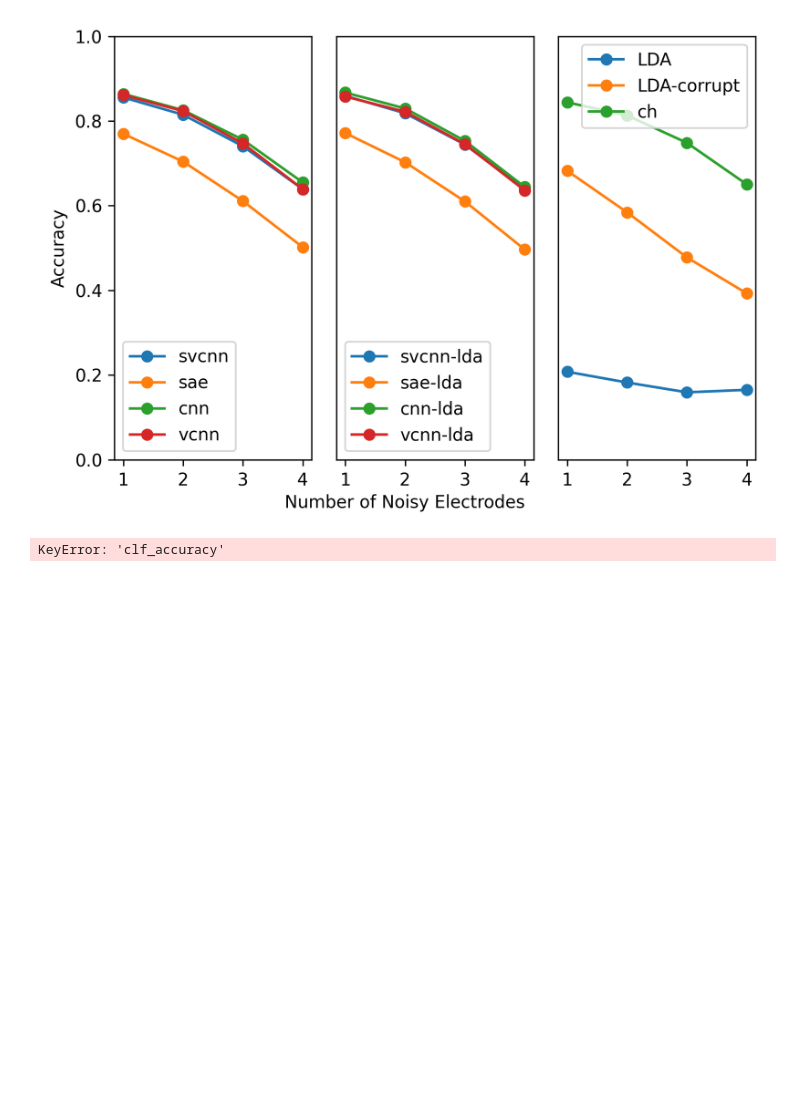
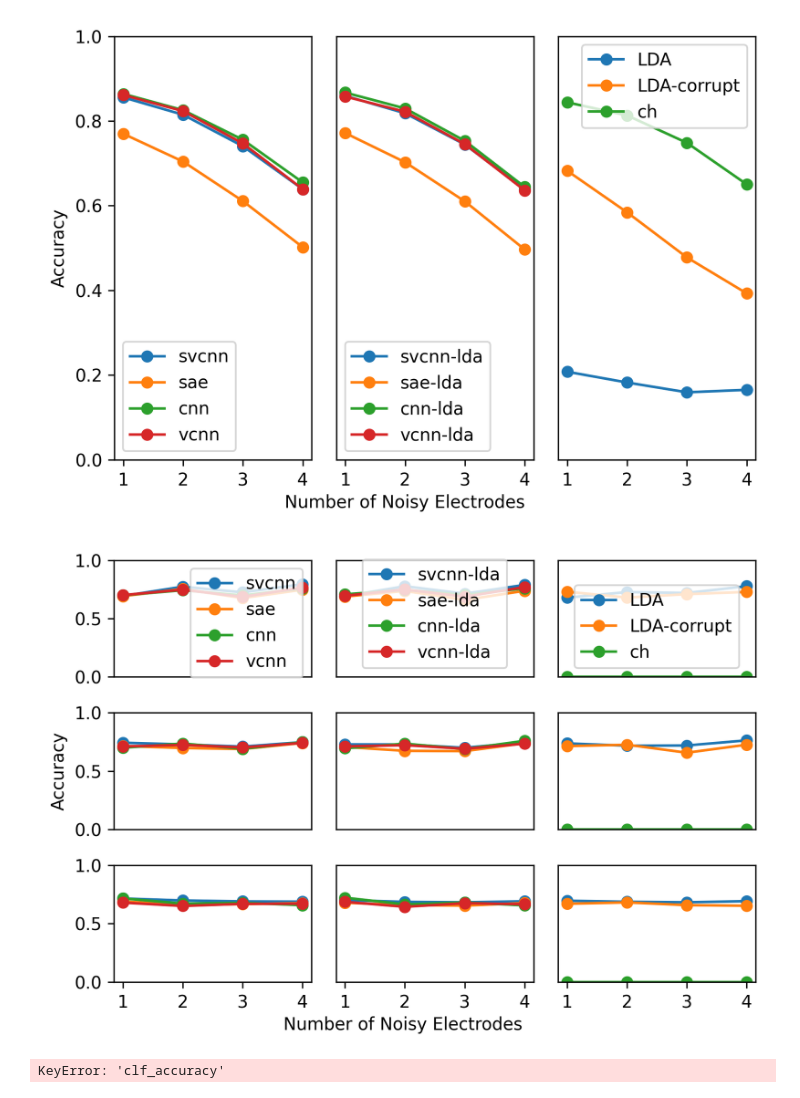
Before and after one commit to yuniteh/latent_rep, a Jupyter notebook: python/loop_main.ipynb, the cells around one changed output. Saved outputs shown, nothing was run; the diff lists cells and outputs as text; code cells hidden in the pictures; blank space fills up the shorter version.

```diff
--- a/python/loop_main.ipynb
+++ b/python/loop_main.ipynb
@@ -129,7 +114,7 @@ for i in range(0,ch_max-1):
 NameError: name 'x_noise' is not defined
 <Figure size 1800x1200 with 0 Axes>
 # %%
-test_dict = {'sub_type':sub_type,'dt':'manual', 'mod_dt':'1012','sparsity':True, 'load':True, 'batch_size':128, 'latent_dim':5, 'epochs':30,'train_scale':5, 'n_train':'fullgaussflat4', 'n_test':'partgauss4','feat_type':'feat', 'noise':True}
+test_dict = {'sub_type':sub_type,'dt':'manual', 'mod_dt':'1012','sparsity':True, 'load':True, 'batch_size':128, 'latent_dim':5, 'epochs':30,'train_scale':5, 'n_train':'fullgaussflat4', 'n_test':'partgauss4','feat_type':'feat', 'noise':True,'train_grp':1}
 test_sess = session.Session(**test_dict)
 
 acc_all = np.full([np.max(params[:,0])+1, 3, 4, 15],np.nan)
@@ -149,6 +134,7 @@ for i in range(3,6):
     acc_all[:,i-3,:,:], acc_clean[:,i-3,:,:], acc_noise[:,i-3,:,:] = np.squeeze(temp_all),np.squeeze(temp_clean),np.squeeze(temp_noise)
 # test_dict = {'dt':'cv', 'sparsity':True, 'load':True, 'batch_size':128, 'latent_dim':4, 'epochs':50,'train_scale':5, 'n_train':'fullgaussflat4', 'n_test':'partgauss2','feat_type':'feat', 'noise':True}
 # acc_all, acc_noise, acc_clean, file_name = loop.loop_test(raw, params, sub_type,**test_dict)
+# acc_noise = np.delete(acc_noise,4,0)
 ave_noise= np.nanmean(acc_noise,axis=0)
 ave_clean = np.nanmean(acc_clean,axis=0)
 gauss_noise = np.nanmean(ave_noise,axis=1)
@@ -177,6 +163,32 @@ for i in range(0,3):
 fig.set_tight_layout(True)
 # %% [output]
 [figure]
+# %%
+# Plot accuracy vs. # noisy electrodes
+fig,ax = plt.subplots(3,3)
+for r in range(0,3):
+    for i in range(0,4):
+        ax[r,0].plot(ave_noise[r,:,i],'-o')
+    for i in range(5,9):
+        ax[r,1].plot(ave_noise[r,:,i],'-o')
+    for i in [10,11,14]:
+        ax[r,2].plot(ave_noise[r,:,i],'-o')
+    ax[r,1].set_yticks([])
+    ax[r,2].set_yticks([])
+    for i in range(0,3):
+        ax[r,i].set_ylim(0,1)
+        ax[r,i].set_xticks([])
+        ax[2,i].set_xticks(range(0,4))
+        ax[2,i].set_xticklabels(['1','2','3','4'])
+ax[1,0].set_ylabel('Accuracy')
+fig.text(0.5, 0, 'Number of Noisy Electrodes', ha='center')
+ax[0,0].legend(['svcnn','sae','cnn','vcnn'])
+ax[0,1].legend(['svcnn-lda','sae-lda','cnn-lda','vcnn-lda','rec-lda'])
+ax[0,2].legend(['LDA','LDA-corrupt','ch'])
+
+fig.set_tight_layout(True)
+# %% [output]
+[figure, added]
 # %%
 ## Plot training metrics trajectories
 # initialize parameters
```
Also changed, not shown: parts of 4 cells of this notebook, 2 other files.
